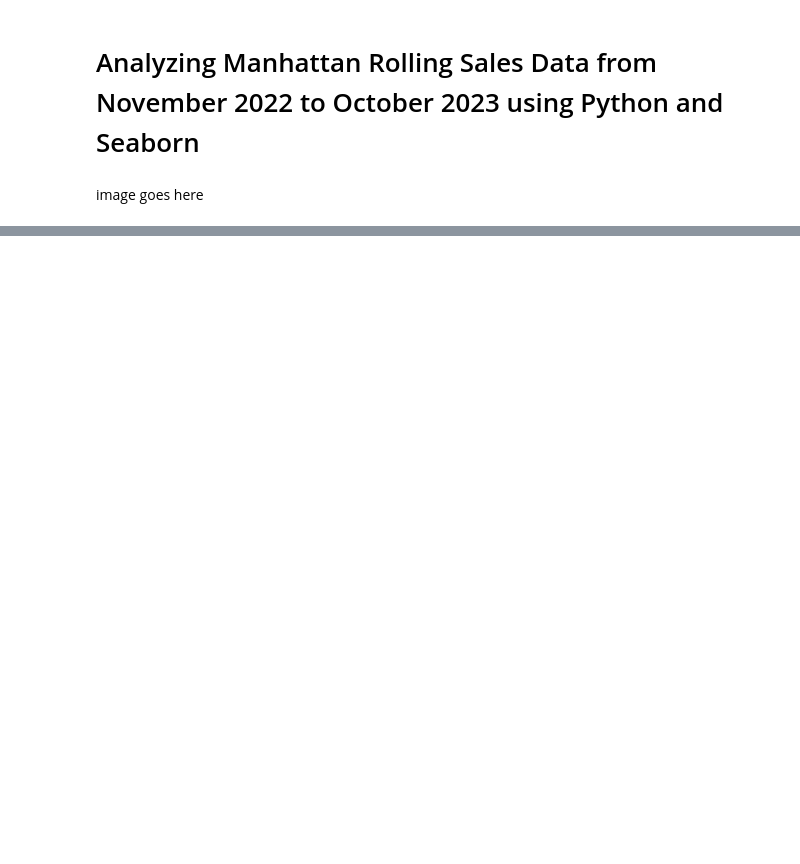
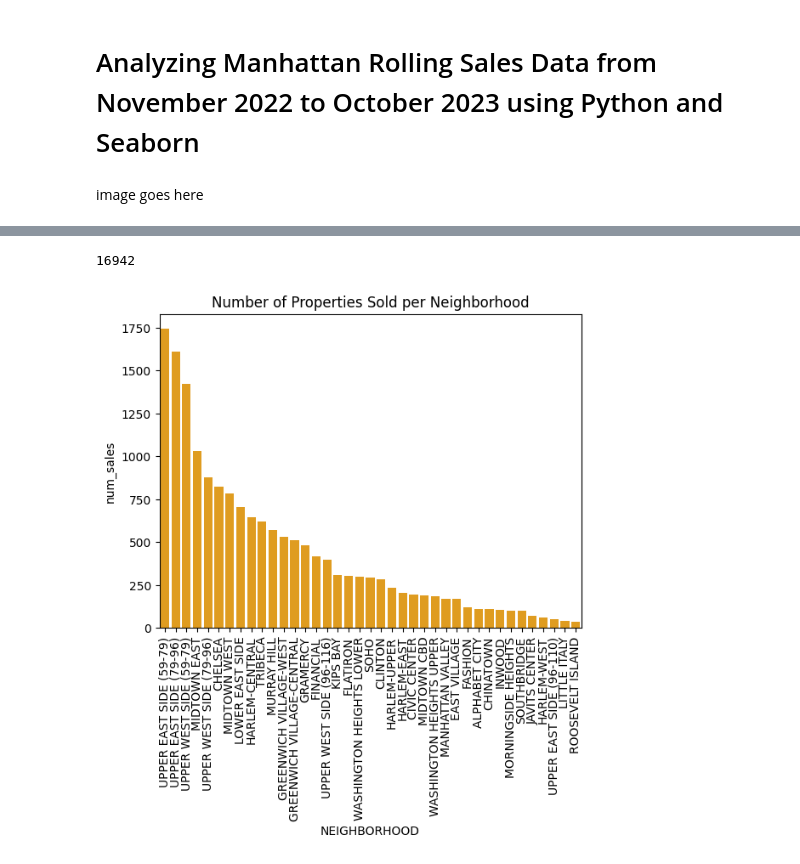
Before and after one commit to guzmanwolfrank/Data, a Jupyter notebook: ManhattanRE/Project/ManhattanRE.ipynb, the cells around one changed output, grey strips where cells are left out. Drawn from its saved outputs; the diff is of its cells as text; code cells hidden in the pictures; blank space fills up the shorter version.

Commit message:
fix seaborn

```diff
--- a/ManhattanRE/Project/ManhattanRE.ipynb
+++ b/ManhattanRE/Project/ManhattanRE.ipynb
@@ -125,0 +36,32 @@ TypeError: Could not convert $0.00$1,812,500.00$0.00 to numeric
+# %%
+## SQL QUERIES & SEABORN VISUALIZATIONS
+
+# Connect to the SQLite database
+conn = sqlite3.connect('manhattan_sales.db')
+
+# Create the SQL table
+df.to_sql('sales_data', conn, if_exists='replace', index=False)
+# %% [output]
+16942
+# %%
+
+# Define queries and create visualizations
+
+# Query 1 : Number of properties sold per neighborhood
+query1 = """
+SELECT NEIGHBORHOOD, COUNT(*) AS num_sales
+FROM sales_data
+GROUP BY NEIGHBORHOOD
+ORDER BY num_sales DESC
+"""
+df_sales_by_neighborhood = pd.read_sql_query(query1, conn)
+
+# Create the color barplot
+sns.barplot(x='NEIGHBORHOOD', y='num_sales', data=df_sales_by_neighborhood, color='orange')  # Set color to blue
+plt.xticks(rotation=90)
+plt.title('Number of Properties Sold per Neighborhood')
+plt.show()
+
+# Query 2
+# %% [output]
+[figure, added]
```
Also changed, not shown: parts of 4 cells of this notebook, 4 other files.
